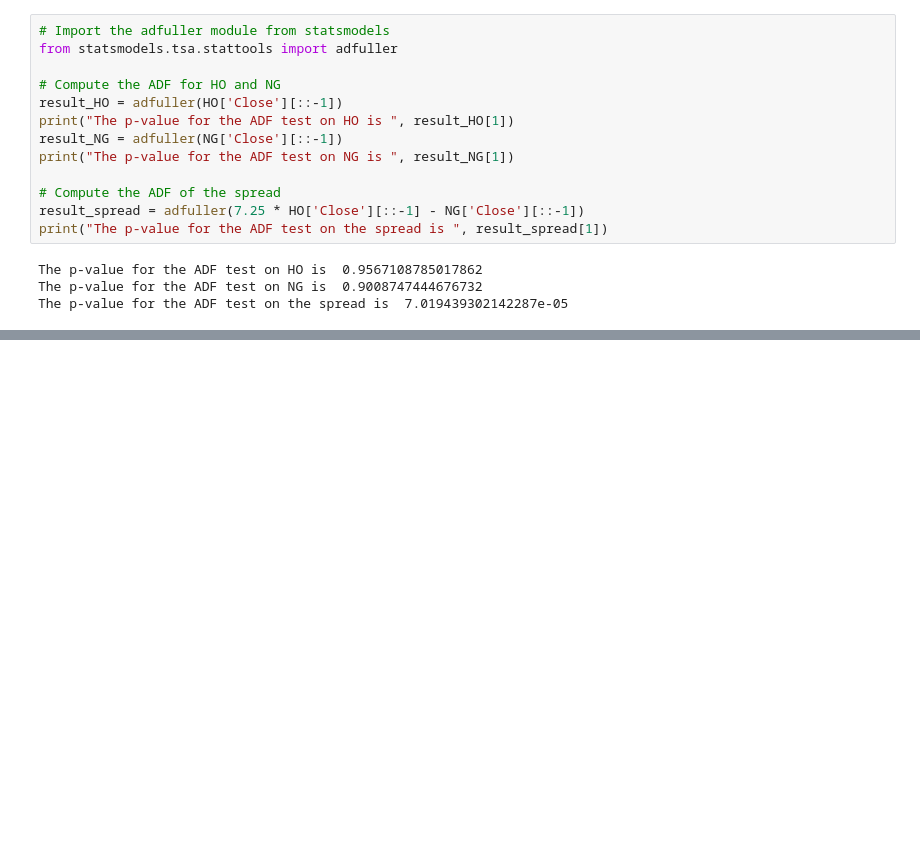
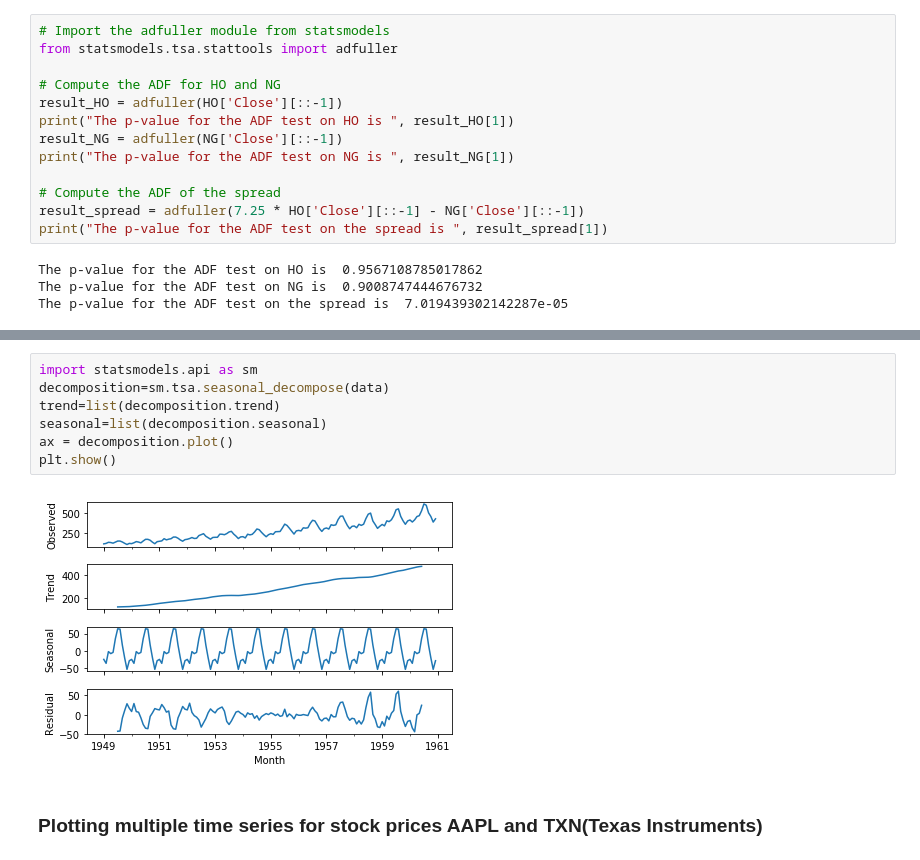
Before and after one commit to KshitizSharmaV/DataScience_In_Investment_Banking, a Jupyter notebook: Time Series Analysis.ipynb, the cells around one changed output, grey strips where cells are left out. Saved outputs shown, nothing was run; the diff lists cells and outputs as text; blank space fills up the shorter version.

```diff
--- a/Time Series Analysis.ipynb
+++ b/Time Series Analysis.ipynb
@@ -810,0 +850,11 @@ The p-value for the ADF test on the spread is  7.019439302142287e-05
+# %%
+import statsmodels.api as sm
+decomposition=sm.tsa.seasonal_decompose(data)
+trend=list(decomposition.trend)
+seasonal=list(decomposition.seasonal)
+ax = decomposition.plot()
+plt.show()
+# %% [output]
+[figure, added]
+# %% [markdown]
+### Plotting multiple time series for stock prices AAPL and TXN(Texas Instruments)
```
Also changed, not shown: parts of 13 cells of this notebook.
